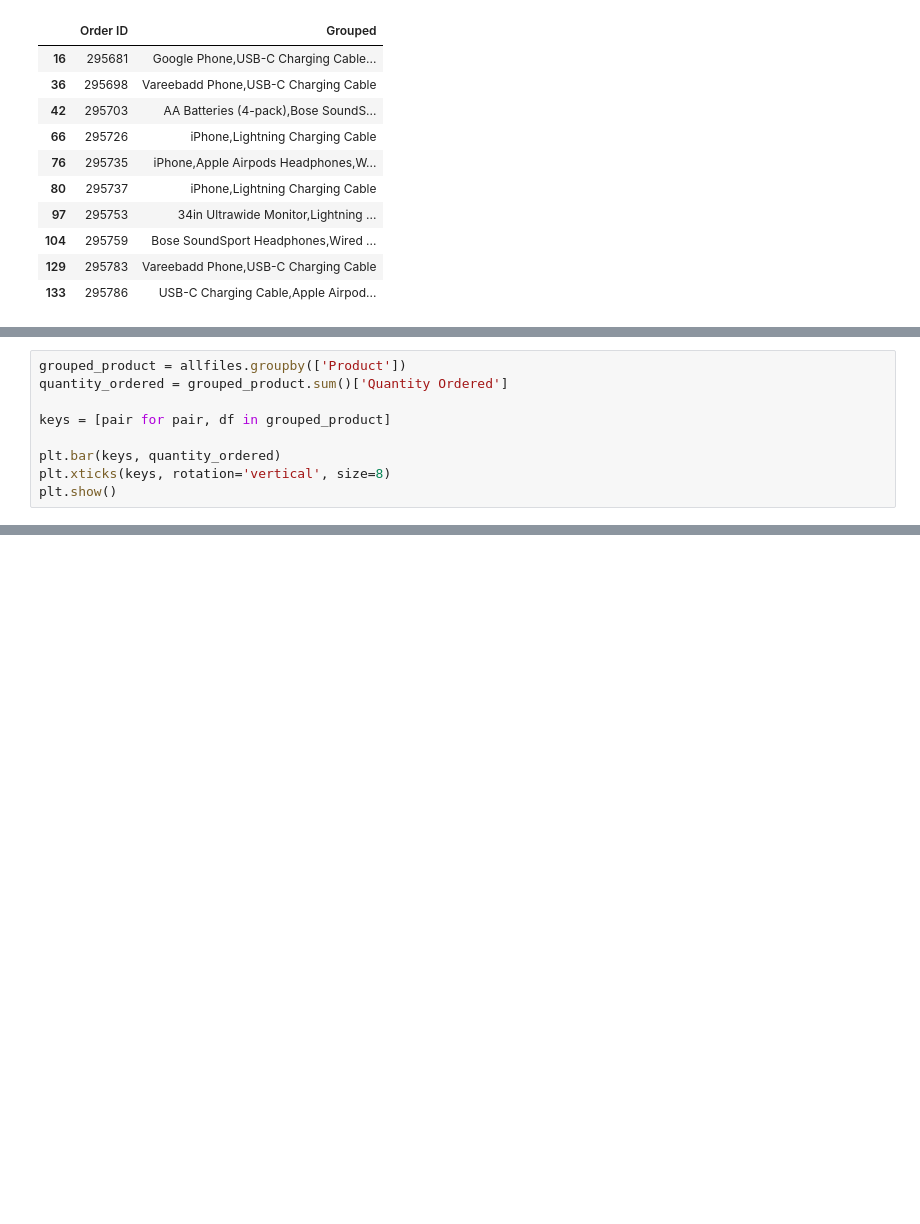
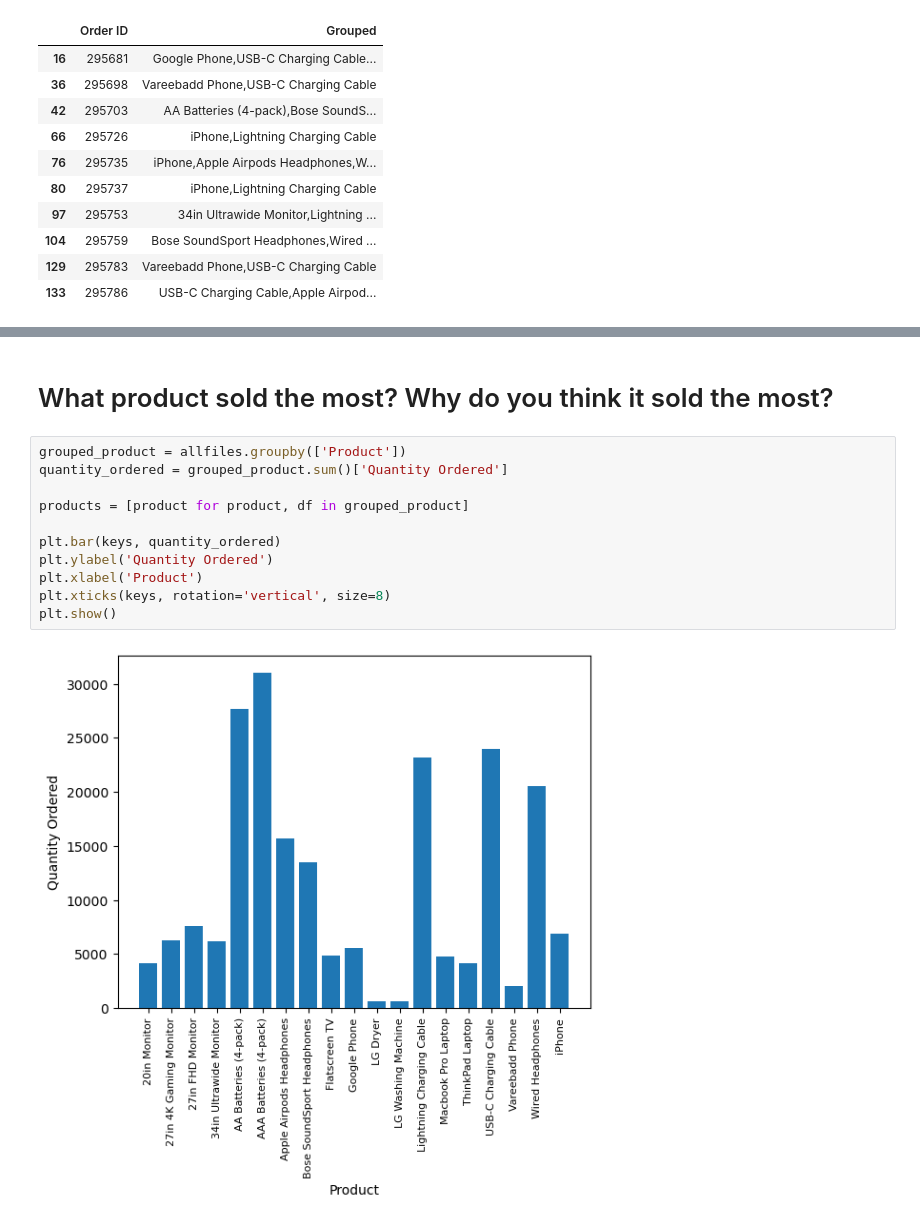
Before and after one commit to KrightKnight/Pandas-Data-Science-Tasks, a Jupyter notebook: Analysis.ipynb, the cells around one changed output, grey strips where cells are left out. Saved outputs shown, nothing was run; the diff lists cells and outputs as text; blank space fills up the shorter version.

```diff
--- a/Analysis.ipynb
+++ b/Analysis.ipynb
@@ -204,9 +174,0 @@ for key, value in count.most_common(10):
-# %%
-grouped_product = allfiles.groupby(['Product'])
-quantity_ordered = grouped_product.sum()['Quantity Ordered']
-
-keys = [pair for pair, df in grouped_product]
-
-plt.bar(keys, quantity_ordered)
-plt.xticks(keys, rotation='vertical', size=8)
-plt.show()
@@ -230,0 +202,15 @@ fig.show()
+# %% [markdown]
+# What product sold the most? Why do you think it sold the most?
+# %%
+grouped_product = allfiles.groupby(['Product'])
+quantity_ordered = grouped_product.sum()['Quantity Ordered']
+
+products = [product for product, df in grouped_product]
+
+plt.bar(keys, quantity_ordered)
+plt.ylabel('Quantity Ordered')
+plt.xlabel('Product')
+plt.xticks(keys, rotation='vertical', size=8)
+plt.show()
+# %% [output]
+[figure, added]
```
Also changed, not shown: parts of 6 cells of this notebook.
